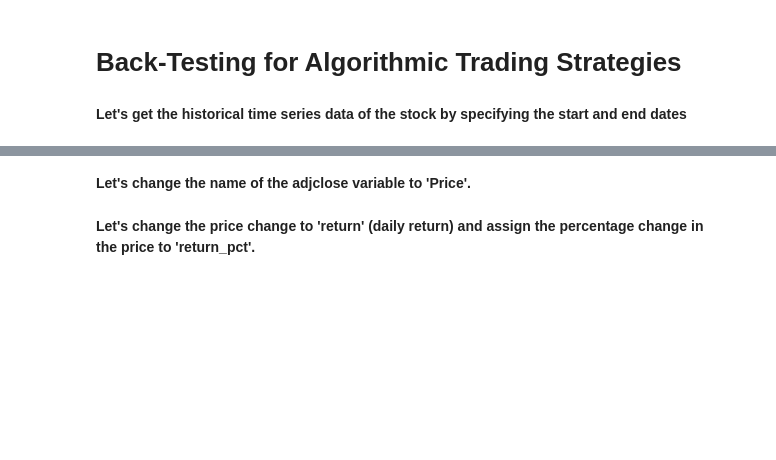
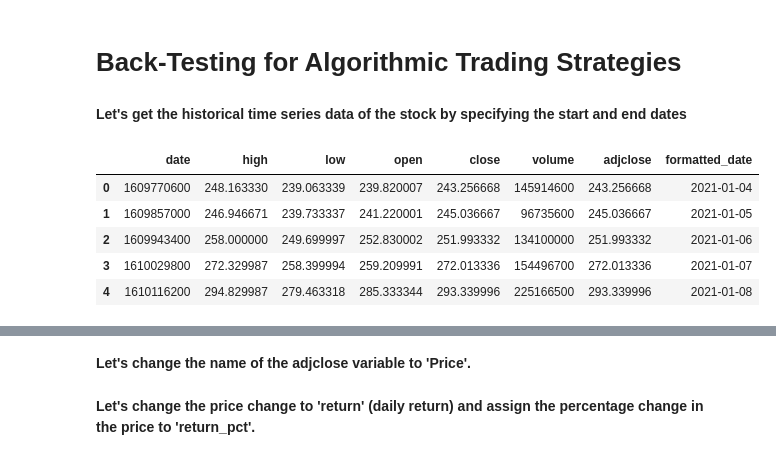
Before and after one commit to batuhanmtl/Time-Series-Analysis, a Jupyter notebook: Multivariate Regression/StockPricePrediction.ipynb, the cells around one changed output, grey strips where cells are left out. Drawn from its saved outputs; the diff is of its cells as text; code cells hidden in the pictures; blank space fills up the shorter version.

```diff
--- a/Multivariate Regression/StockPricePrediction.ipynb
+++ b/Multivariate Regression/StockPricePrediction.ipynb
@@ -18,3 +16,14 @@ df = pd.read_csv('stock_data.csv')
+# %%
+history = yf.YahooFinancials('TSLA').get_historical_price_data('2021-01-01', '2021-12-31', 'daily')
+df = pd.DataFrame(history['TSLA']['prices'])
+df.head()
+# %% [output]
+|  | date | high | low | open | close | volume | adjclose | formatted_date |
+| 0 | 1609770600 | 248.163330 | 239.063339 | 239.820007 | 243.256668 | 145914600 | 243.256668 | 2021-01-04 |
+| 1 | 1609857000 | 246.946671 | 239.733337 | 241.220001 | 245.036667 | 96735600 | 245.036667 | 2021-01-05 |
+| 2 | 1609943400 | 258.000000 | 249.699997 | 252.830002 | 251.993332 | 134100000 | 251.993332 | 2021-01-06 |
+| 3 | 1610029800 | 272.329987 | 258.399994 | 259.209991 | 272.013336 | 154496700 | 272.013336 | 2021-01-07 |
+| 4 | 1610116200 | 294.829987 | 279.463318 | 285.333344 | 293.339996 | 225166500 | 293.339996 | 2021-01-08 |
 # %%
 df.head()
 # %% [output]
```
Also changed, not shown: parts of 4 cells of this notebook.
